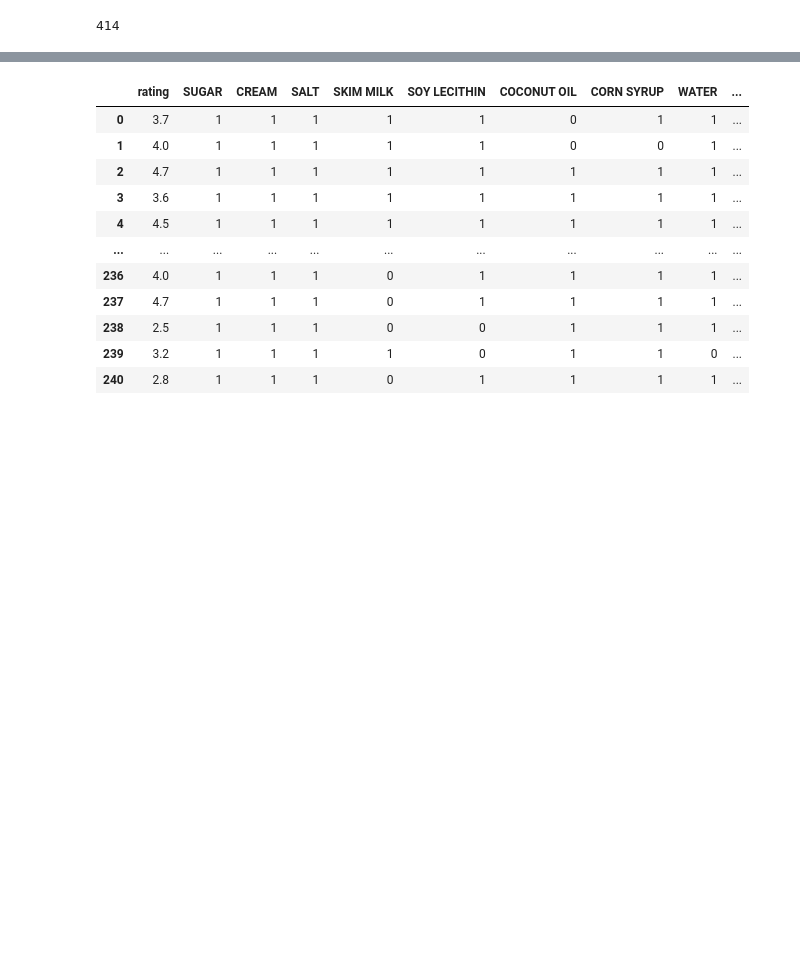
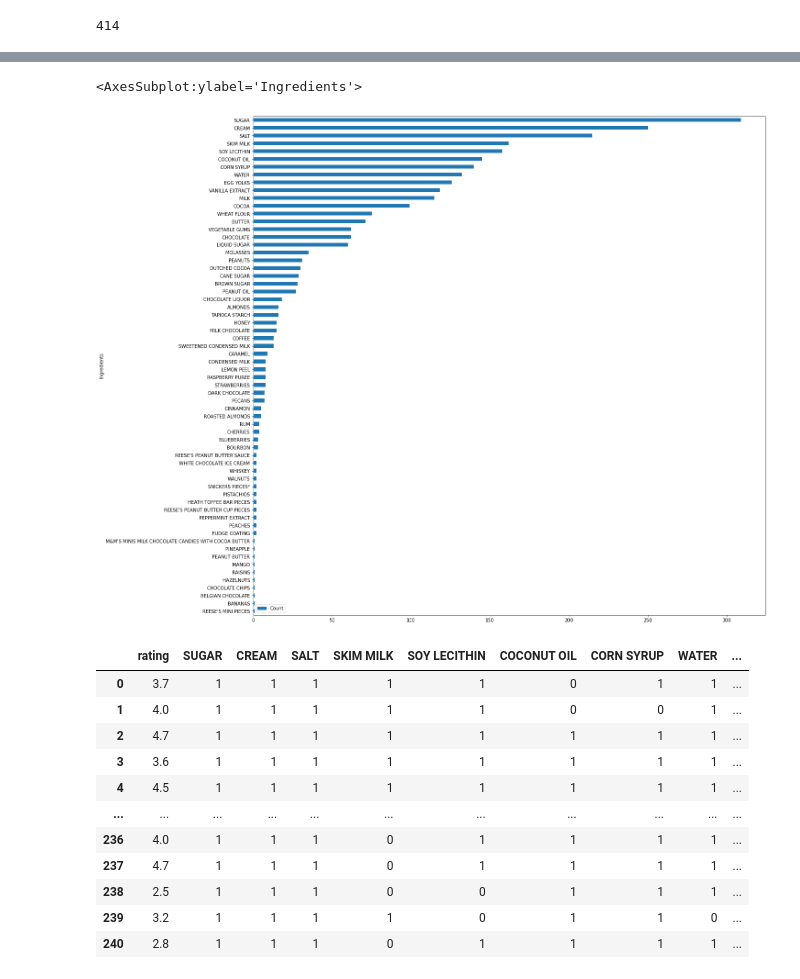
Before and after one commit to Fhern1954/Final-Project---fantastic-4, a Jupyter notebook: products.ipynb, the cells around one changed output, grey strips where cells are left out. Cells and saved outputs as stored; diff of their text form; code cells hidden in the pictures; blank space fills up the shorter version.

```diff
--- a/products.ipynb
+++ b/products.ipynb
@@ -108,3 +121,11 @@ final_ingredients_df
+# %%
+# final_ingredients_df.plot.barh(x='Ingredients',y='Count',figsize=(20, 16),ascending=False)
+# df.plot.bar(x='lab', y='val', rot=0)
+final_ingredients_df=final_ingredients_df.sort_values(by=['Count'], ascending=True)
+final_ingredients_df.plot.barh(x='Ingredients',y='Count', figsize=(20,20))
+# %% [output]
+<AxesSubplot:ylabel='Ingredients'>
+[figure, added]
 # %%
 model = "Data/final_model.csv"
 model_df = pd.read_csv(model)
```
Also changed, not shown: parts of 14 cells of this notebook, 2 other files.
